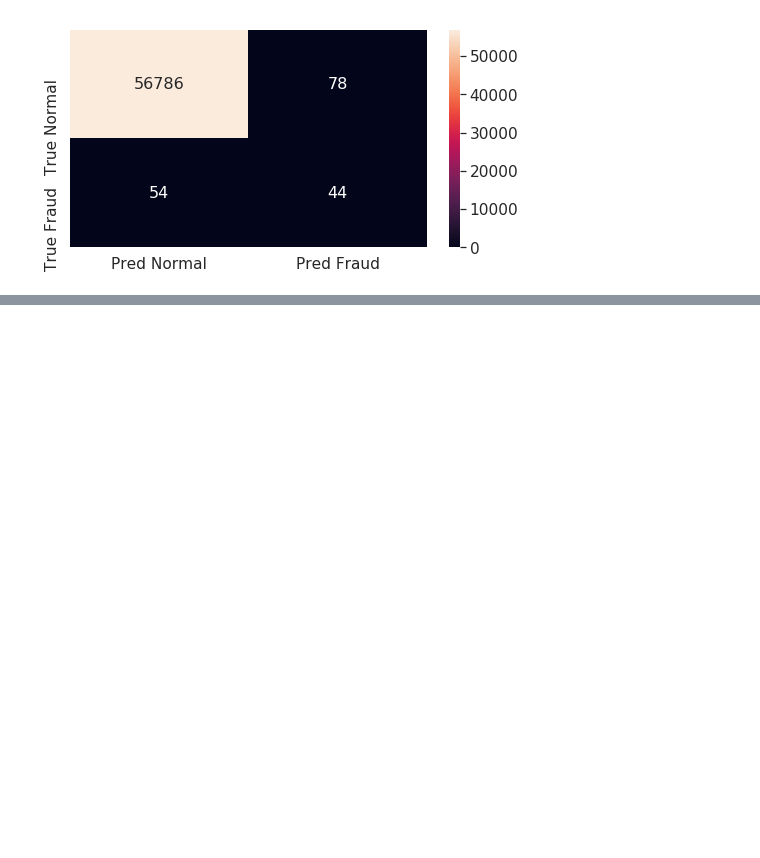
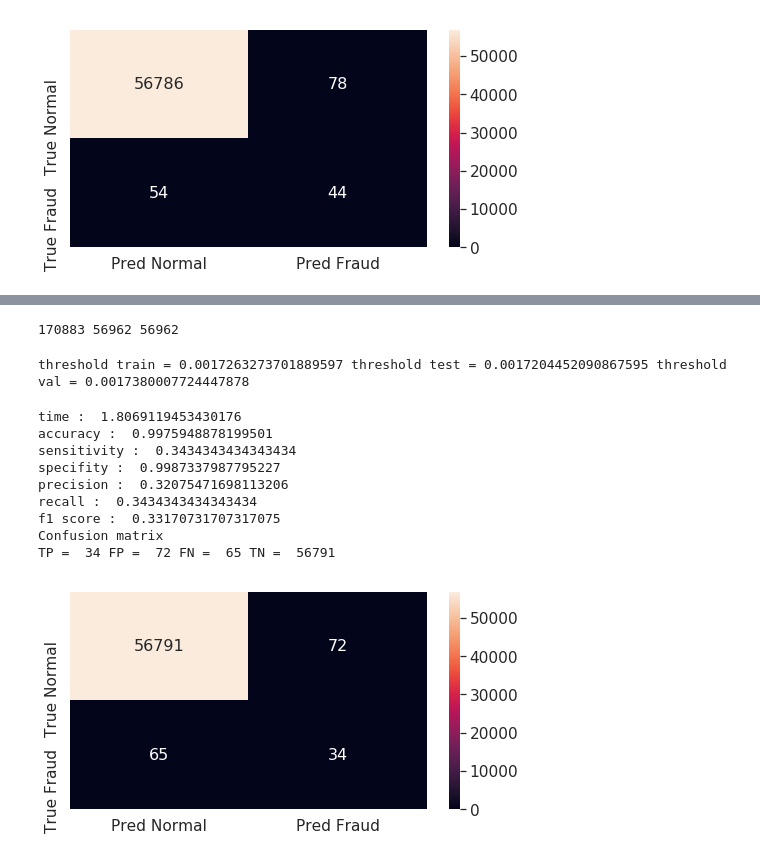
Before and after one commit to BagusDAriAwan/creditcard-fraud, a Jupyter notebook: percobaan_1_ULB_fitur_terbaik.ipynb, the cells around one changed output, grey strips where cells are left out. Saved outputs shown, nothing was run; the diff lists cells and outputs as text; code cells hidden in the pictures; blank space fills up the shorter version.

```diff
--- a/percobaan_1_ULB_fitur_terbaik.ipynb
+++ b/percobaan_1_ULB_fitur_terbaik.ipynb
@@ -504,0 +520,34 @@ TP =  44 FP =  78 FN =  54 TN =  56786
+# %%
+print(len(X5_train),len(X5_val),len(X5_test))
+# %% [output]
+170883 56962 56962
+# %%
+y5train_ab = y5_train[y5_train==1]
+y5val_ab = y5_val[y5_val==1]
+y5test_ab = y5_test[y5_test==1]
+# %%
+y_test5 = np.array(y5_test)
+y_train5=np.array(y5_train)
+y_val5 = np.array(y5_val)
+# %%
+th_train5=len(y5train_ab)/len(y5_train)
+th_test5=len(y5test_ab)/len(y5_test)
+th_val5=len(y5val_ab)/len(y5_val)
+print('threshold train =',th_train5, 'threshold test =', th_test5,'threshold val =', th_val5)
+# %% [output]
+threshold train = 0.0017263273701889597 threshold test = 0.0017204452090867595 threshold val = 0.0017380007724447878
+# %%
+ifo5 = iForest(X5_train, 100, 256, th_train5)
+# %%
+model_evaluate(ifo5,X5_val,y_val5)
+# %% [output]
+time :  1.8069119453430176
+accuracy :  0.9975948878199501
+sensitivity :  0.3434343434343434
+specifity :  0.9987337987795227
+precision :  0.32075471698113206
+recall :  0.3434343434343434
+f1 score :  0.33170731707317075
+Confusion matrix
+TP =  34 FP =  72 FN =  65 TN =  56791
+[figure, added]
```
Also changed, not shown: parts of 4 cells of this notebook.
